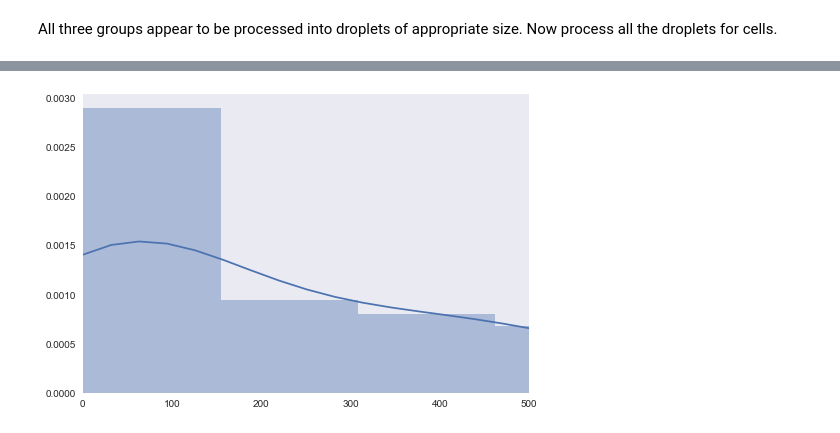
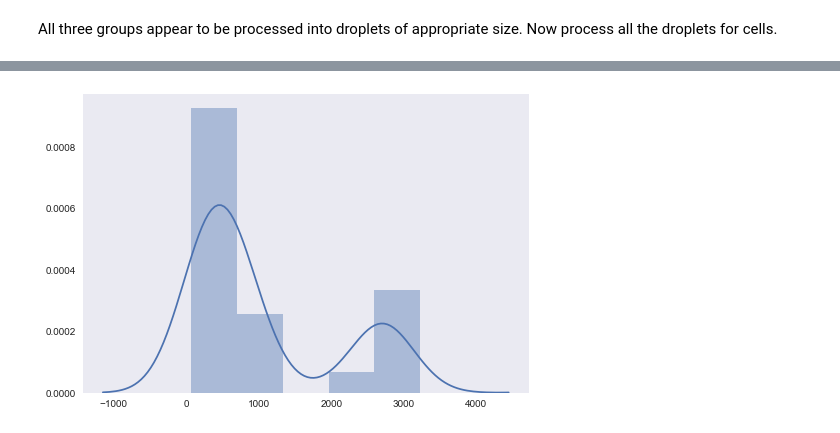
Before and after one commit to adamcatching/Polio_DIPS, a Jupyter notebook: notebook/2018-08/2018-08-17.ipynb, the cells around one changed output, grey strips where cells are left out. Cells and saved outputs as stored; diff of their text form; code cells hidden in the pictures.

```diff
--- a/notebook/2018-08/2018-08-17.ipynb
+++ b/notebook/2018-08/2018-08-17.ipynb
@@ -175,17 +157,17 @@ group_1_bright_cells, group_1_gfp_cells = segment_and_store(group_1_bright,
 # %%
 group_1_pixel_areas = []
 for cell in group_1_bright_cells:
     if cell is not None :
         for c in cell:
             pix_area = np.sum(c != 0)
             group_1_pixel_areas.append(pix_area)
 
 with sns.axes_style('dark'):
     sns.distplot(group_1_pixel_areas, norm_hist=False, )
-    plt.xlim((0, 500))
+    #plt.xlim((0, 500))
     plt.show()
 # %% [output]
-[figure, old version]
+[figure, new version]
 # %%
 # Look at cells themself
 with sns.axes_style('dark'):
```
Also changed, not shown: parts of 7 cells of this notebook, 6 other files.
